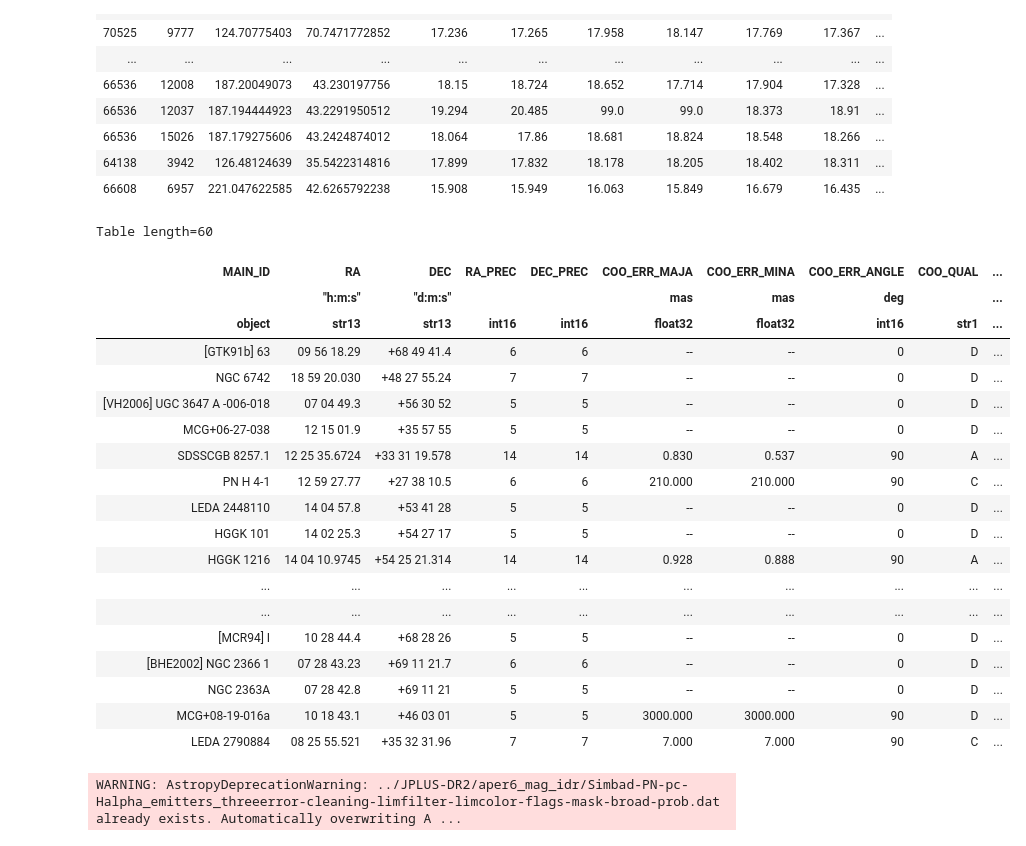
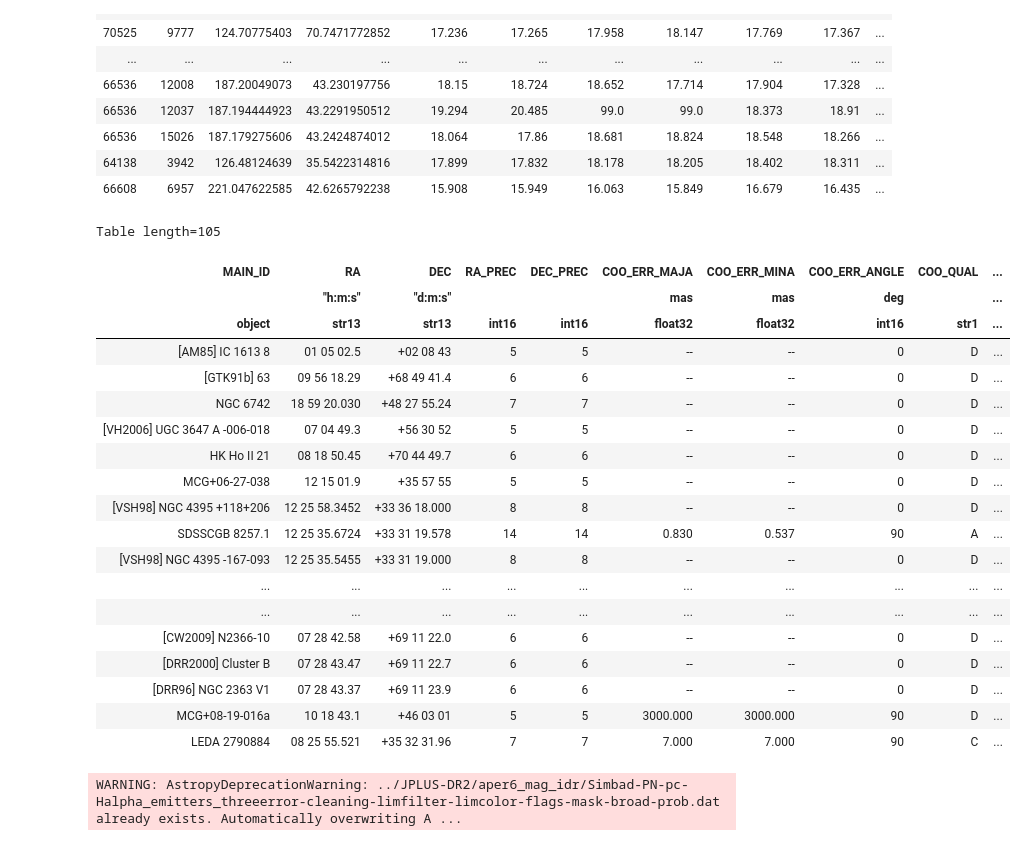
Before and after one commit to AngelGSoto/python-notebooks, a Jupyter notebook: Astroquery to find objects in catalogs.ipynb, the cells around one changed output. Drawn from its saved outputs; the diff is of its cells as text; code cells hidden in the pictures.

```diff
--- a/Astroquery to find objects in catalogs.ipynb
+++ b/Astroquery to find objects in catalogs.ipynb
@@ -202,27 +202,27 @@ Table length=54
 | 66608 | 6957 | 221.047622585 | 42.6265792238 | 15.908 | 15.949 | 16.063 | 15.849 | 16.679 | 16.435 | ... |
 # %%
 result_table1 = customSimbad.query_region(coord.SkyCoord(tab1["RA"], tab1["Dec"],
-                                                 unit=(u.deg, u.deg)), radius = 2.0 * u.arcsec)
+                                                 unit=(u.deg, u.deg)), radius = 3.0 * u.arcsec)
 result_table1
 # %% [output]
-Table length=60
+Table length=105
 | MAIN_ID | RA | DEC | RA_PREC | DEC_PREC | COO_ERR_MAJA | COO_ERR_MINA | COO_ERR_ANGLE | COO_QUAL | ... |
 |  | "h:m:s" | "d:m:s" |  |  | mas | mas | deg |  | ... |
 | object | str13 | str13 | int16 | int16 | float32 | float32 | int16 | str1 | ... |
+| [AM85] IC 1613 8 | 01 05 02.5 | +02 08 43 | 5 | 5 | -- | -- | 0 | D | ... |
 | [GTK91b] 63 | 09 56 18.29 | +68 49 41.4 | 6 | 6 | -- | -- | 0 | D | ... |
 | NGC 6742 | 18 59 20.030 | +48 27 55.24 | 7 | 7 | -- | -- | 0 | D | ... |
 | [VH2006] UGC 3647 A -006-018 | 07 04 49.3 | +56 30 52 | 5 | 5 | -- | -- | 0 | D | ... |
+| HK Ho II 21 | 08 18 50.45 | +70 44 49.7 | 6 | 6 | -- | -- | 0 | D | ... |
 | MCG+06-27-038 | 12 15 01.9 | +35 57 55 | 5 | 5 | -- | -- | 0 | D | ... |
+| [VSH98] NGC 4395 +118+206 | 12 25 58.3452 | +33 36 18.000 | 8 | 8 | -- | -- | 0 | D | ... |
 | SDSSCGB 8257.1 | 12 25 35.6724 | +33 31 19.578 | 14 | 14 | 0.830 | 0.537 | 90 | A | ... |
-| PN H 4-1 | 12 59 27.77 | +27 38 10.5 | 6 | 6 | 210.000 | 210.000 | 90 | C | ... |
-| LEDA 2448110 | 14 04 57.8 | +53 41 28 | 5 | 5 | -- | -- | 0 | D | ... |
-| HGGK 101 | 14 02 25.3 | +54 27 17 | 5 | 5 | -- | -- | 0 | D | ... |
-| HGGK 1216 | 14 04 10.9745 | +54 25 21.314 | 14 | 14 | 0.928 | 0.888 | 90 | A | ... |
+| [VSH98] NGC 4395 -167-093 | 12 25 35.5455 | +33 31 19.000 | 8 | 8 | -- | -- | 0 | D | ... |
 | ... | ... | ... | ... | ... | ... | ... | ... | ... | ... |
 | ... | ... | ... | ... | ... | ... | ... | ... | ... | ... |
-| [MCR94] I | 10 28 44.4 | +68 28 26 | 5 | 5 | -- | -- | 0 | D | ... |
-| [BHE2002] NGC 2366 1 | 07 28 43.23 | +69 11 21.7 | 6 | 6 | -- | -- | 0 | D | ... |
-| NGC 2363A | 07 28 42.8 | +69 11 21 | 5 | 5 | -- | -- | 0 | D | ... |
+| [CW2009] N2366-10 | 07 28 42.58 | +69 11 22.0 | 6 | 6 | -- | -- | 0 | D | ... |
+| [DRR2000] Cluster B | 07 28 43.47 | +69 11 22.7 | 6 | 6 | -- | -- | 0 | D | ... |
+| [DRR96] NGC 2363 V1 | 07 28 43.37 | +69 11 23.9 | 6 | 6 | -- | -- | 0 | D | ... |
 | MCG+08-19-016a | 10 18 43.1 | +46 03 01 | 5 | 5 | 3000.000 | 3000.000 | 90 | D | ... |
 | LEDA 2790884 | 08 25 55.521 | +35 32 31.96 | 7 | 7 | 7.000 | 7.000 | 90 | C | ... |
 # %%
```
Also changed, not shown: 2 other files.
